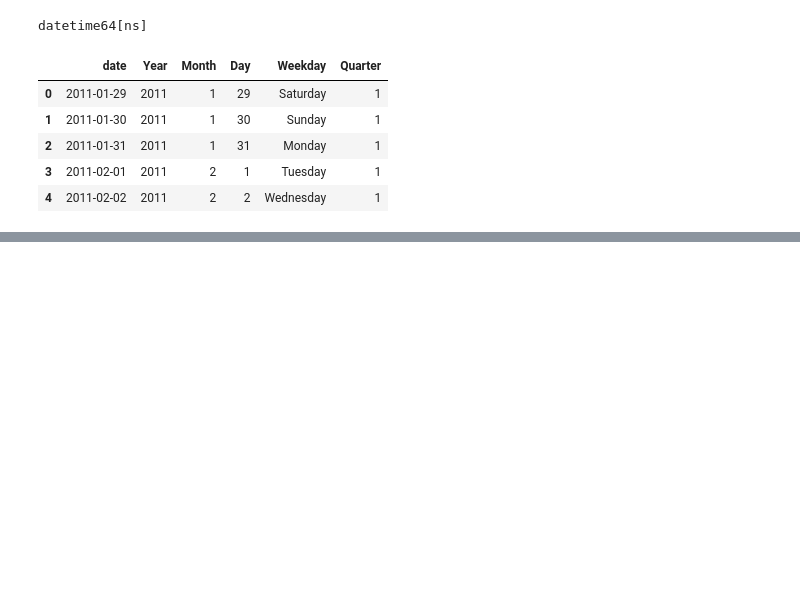
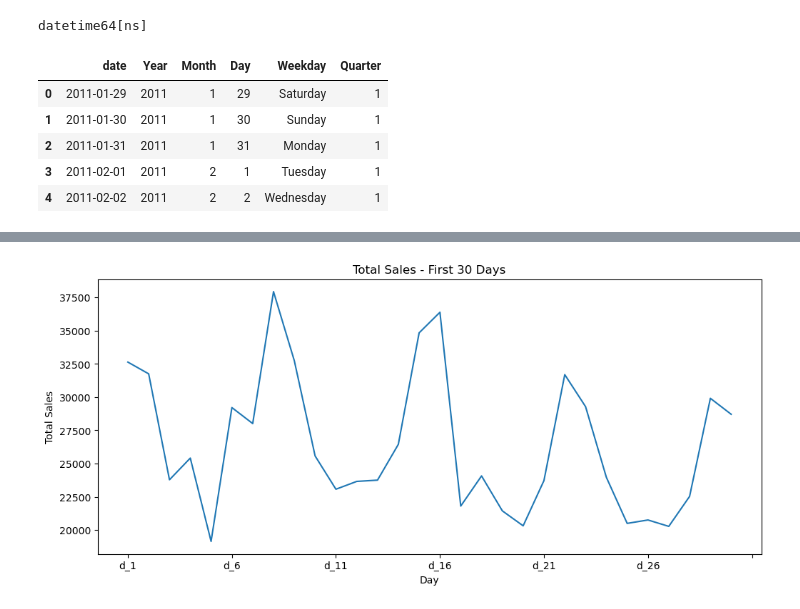
Before and after one commit to PoojaManjunath17/Retail-Demand-Forecasting, a Jupyter notebook: notebooks/Week1_Day1.ipynb, the cells around one changed output, grey strips where cells are left out. Drawn from its saved outputs; the diff is of its cells as text; code cells hidden in the pictures; blank space fills up the shorter version.

```diff
--- a/notebooks/Week1_Day1.ipynb
+++ b/notebooks/Week1_Day1.ipynb
@@ -576,0 +579,4 @@ calendar[["date", "Year", "Month", "Day", "Weekday", "Quarter"]].head()
+# %%
+daily_sales = sales.iloc[:, 6:].sum()
+
+daily_sales.head(30)
@@ -576,0 +601,11 @@ calendar[["date", "Year", "Month", "Day", "Weekday", "Quarter"]].head()
+# %%
+plt.figure(figsize=(12,5))
+daily_sales.head(30).plot()
+
+plt.title("Total Sales - First 30 Days")
+plt.xlabel("Day")
+plt.ylabel("Total Sales")
+
+plt.show()
+# %% [output]
+[figure, added]
```
Also changed, not shown: parts of 5 cells of this notebook.
